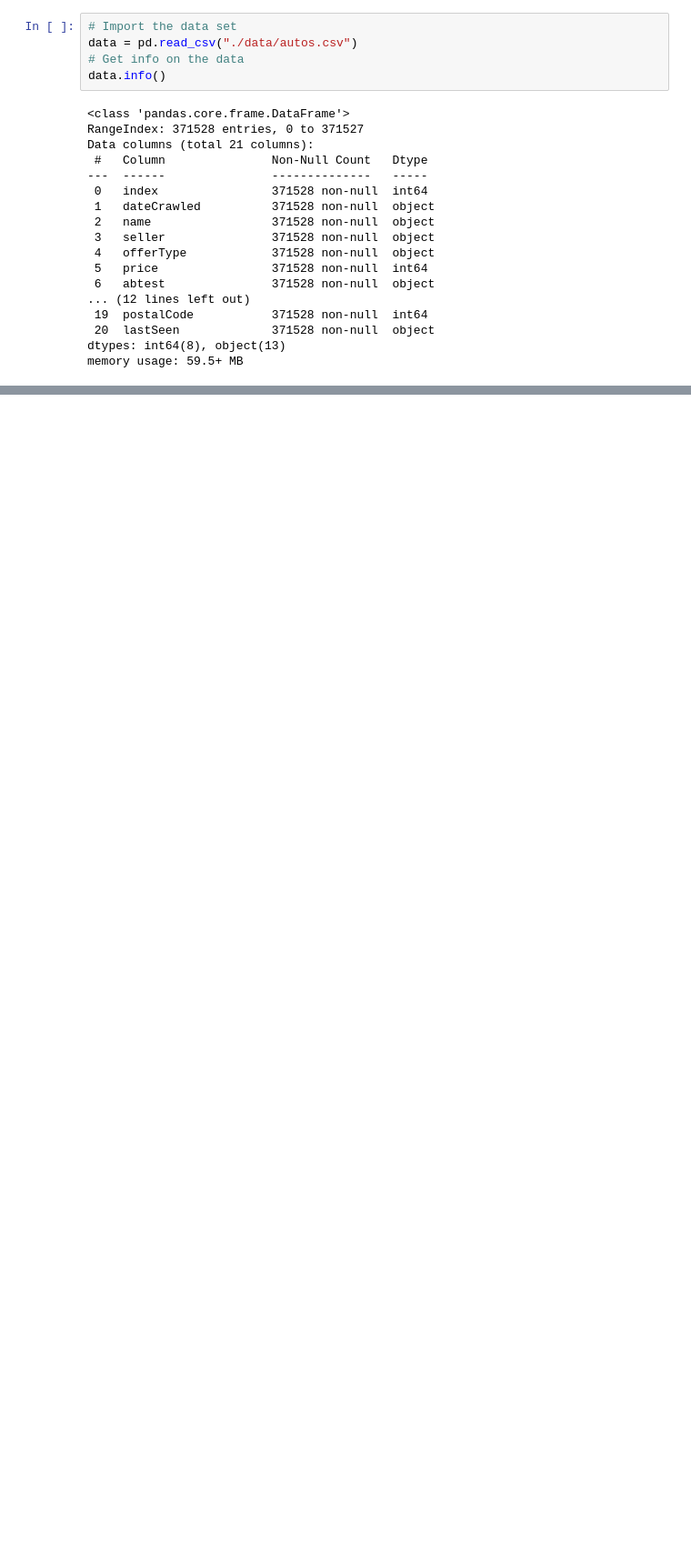
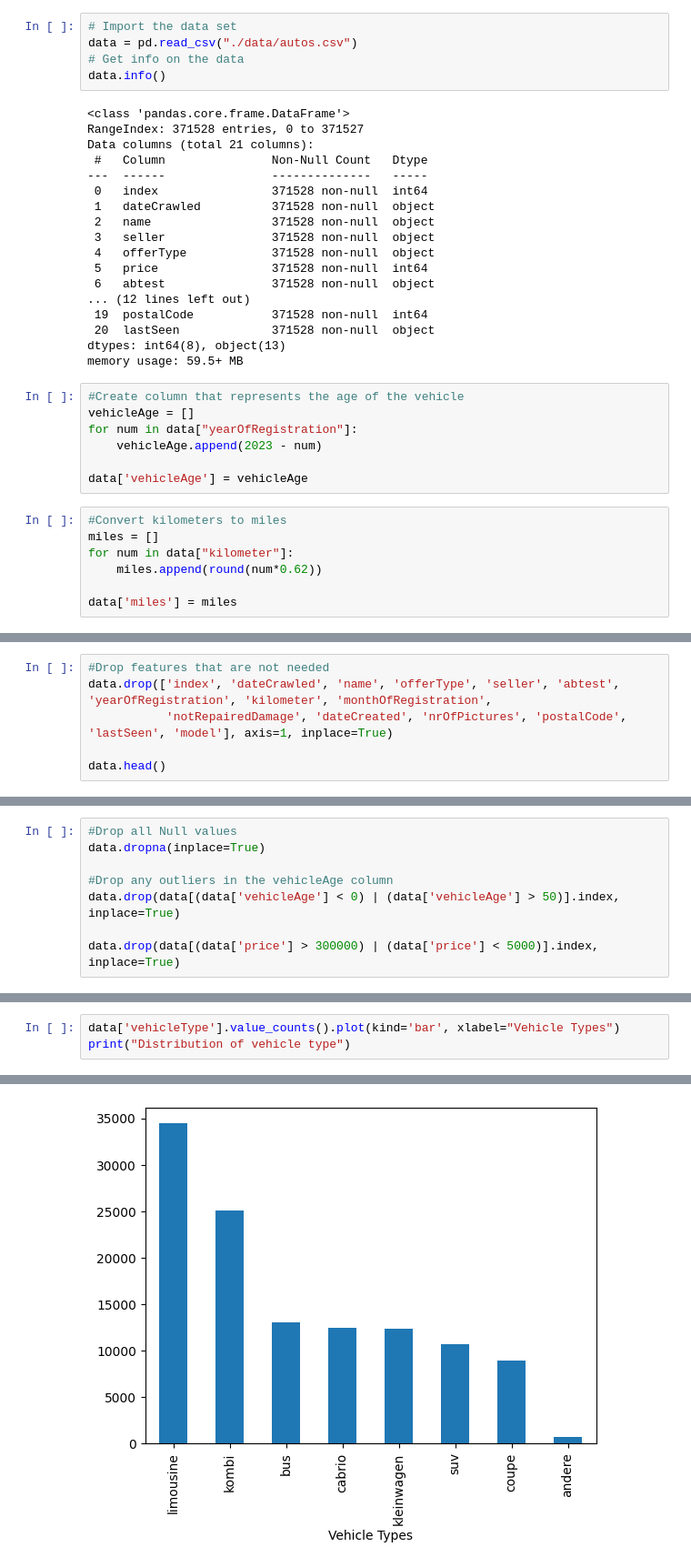
Before and after one commit to DarrionG/used_car_prices, a Jupyter notebook: linear_reg.ipynb, the cells around one changed output, grey strips where cells are left out. Shown: that part at 91% size. Saved outputs shown, nothing was run; the diff lists cells and outputs as text; blank space fills up the shorter version.

```diff
--- a/linear_reg.ipynb
+++ b/linear_reg.ipynb
@@ -31,6 +35,20 @@ Data columns (total 21 columns):
  20  lastSeen             371528 non-null  object
 dtypes: int64(8), object(13)
 memory usage: 59.5+ MB
+# %%
+#Create column that represents the age of the vehicle
+vehicleAge = []
+for num in data["yearOfRegistration"]:
+    vehicleAge.append(2023 - num)
+
+data['vehicleAge'] = vehicleAge
+# %%
+#Convert kilometers to miles
+miles = []
+for num in data["kilometer"]:
+    miles.append(round(num*0.62))
+
+data['miles'] = miles
 # %%
 data.head()
 # %% [output]
@@ -43,0 +62,6 @@ data.head()
+# %%
+#Drop features that are not needed
+data.drop(['index', 'dateCrawled', 'name', 'offerType', 'seller', 'abtest', 'yearOfRegistration', 'kilometer', 'monthOfRegistration',
+           'notRepairedDamage', 'dateCreated', 'nrOfPictures', 'postalCode', 'lastSeen', 'model'], axis=1, inplace=True)
+
+data.head()
@@ -43,0 +93,8 @@ data.head()
+# %%
+#Drop all Null values
+data.dropna(inplace=True)
+
+#Drop any outliers in the vehicleAge column
+data.drop(data[(data['vehicleAge'] < 0) | (data['vehicleAge'] > 50)].index, inplace=True)
+
+data.drop(data[(data['price'] > 300000) | (data['price'] < 5000)].index, inplace=True)
@@ -43,0 +155,4 @@ data.head()
+# %%
+data['vehicleType'].value_counts().plot(kind='bar', xlabel="Vehicle Types")
+print("Distribution of vehicle type")
+# %% [output]
@@ -43,0 +160 @@ data.head()
+[figure, added]
```
Also changed, not shown: parts of 13 cells of this notebook, 2 other files.
